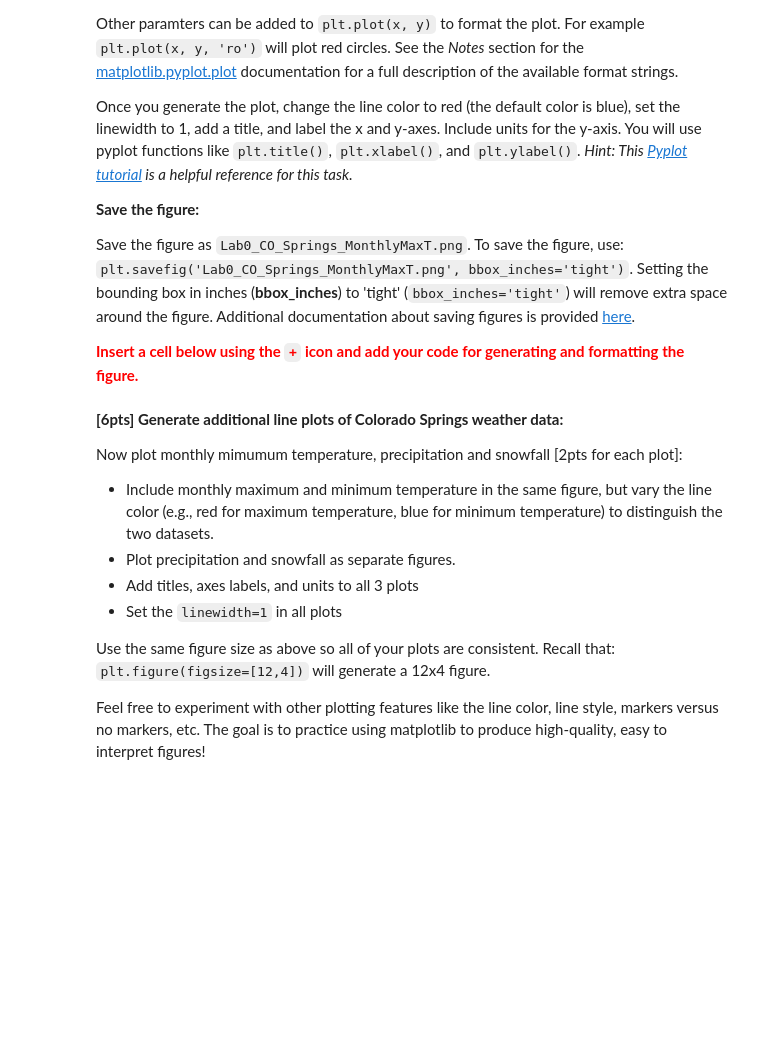
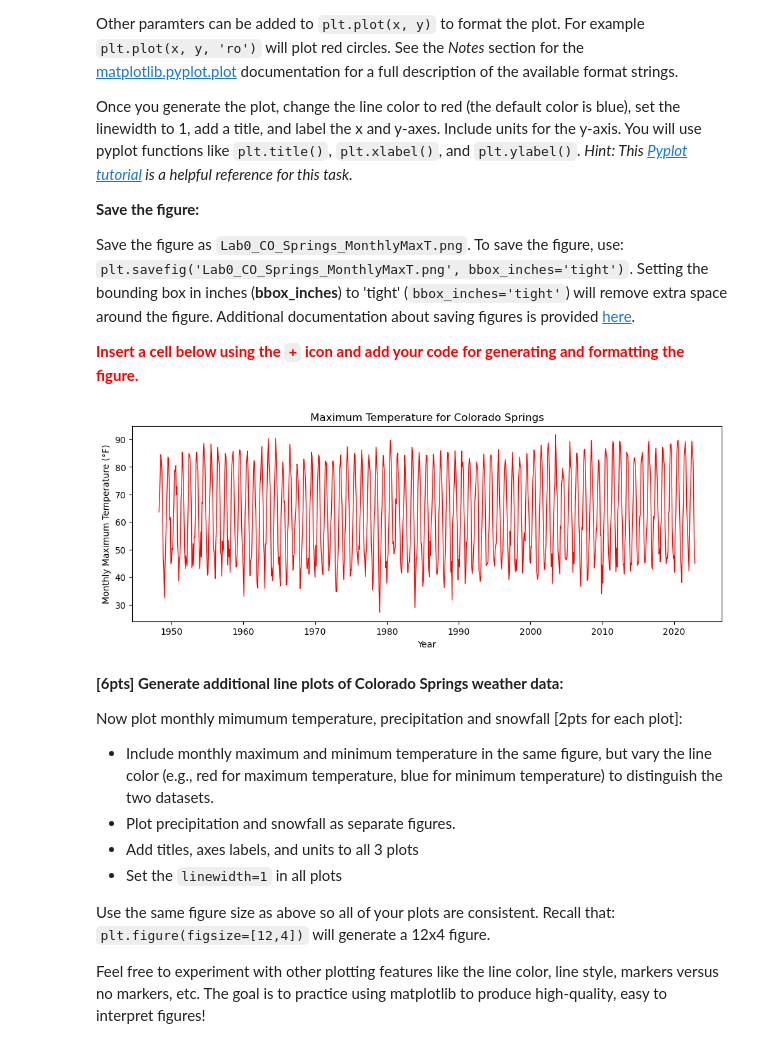
Before and after one commit to lawmana/EV333_AtmosphericScience, a Jupyter notebook: Lab0/EV333_Lab0_WeatherDataAnalysis.ipynb, the cells around one changed output. Cells and saved outputs as stored; diff of their text form; code cells hidden in the pictures; blank space fills up the shorter version.

```diff
--- a/Lab0/EV333_Lab0_WeatherDataAnalysis.ipynb
+++ b/Lab0/EV333_Lab0_WeatherDataAnalysis.ipynb
@@ -129,3 +129,13 @@ Each column in a **DataFrame** is a **Series**. To select a single column, use s
 - `maxT` for the maximum temperature values
 
 Verify that the variables `year_month` and `maxT` are pandas **Series** using the Python `type()` function. Nest the type function in the print function to display the data types: `print(type(<enter your code here>))` .
+# %%
+# define a variable called year_month
+year_month = df['Year_Month']
+
+# define a variable called maxT
+maxT = df['maximumT']
+
+# print the type of the output
+print(type(year_month))
+print(type(maxT))
@@ -160,6 +173,20 @@ Once you generate the plot, change the line color to red (the default color is b
 Save the figure as `Lab0_CO_Springs_MonthlyMaxT.png`. To save the figure, use: `plt.savefig('Lab0_CO_Springs_MonthlyMaxT.png', bbox_inches='tight')`. Setting the bounding box in inches (**bbox_inches**) to 'tight' (`bbox_inches='tight'`) will remove extra space around the figure. Additional documentation about saving figures is provided [here](https://matplotlib.org/stable/api/_as_gen/matplotlib.pyplot.savefig.html).
 
 **<span style='color:Red'>Insert a cell below using the `+` icon and add your code for generating and formatting the figure. </span>**
+# %%
+# plot maxT versus time with a red line
+plt.figure(figsize=[12,4])
+plt.plot(year_month, maxT, 'r', linewidth=1)
+
+# add a title and axes labels (with units)
+plt.title('Maximum Temperature for Colorado Springs')
+plt.xlabel('Year')
+plt.ylabel('Monthly Maximum Temperature (°F)')
+
+# save the figure
+plt.savefig('Lab0_CO_Springs_MonthlyMaxT.png', bbox_inches='tight')
+# %% [output]
+[figure, added]
 # %% [markdown]
 **[6pts] Generate additional line plots of Colorado Springs weather data:**
 
```
Also changed, not shown: parts of 10 cells of this notebook.
